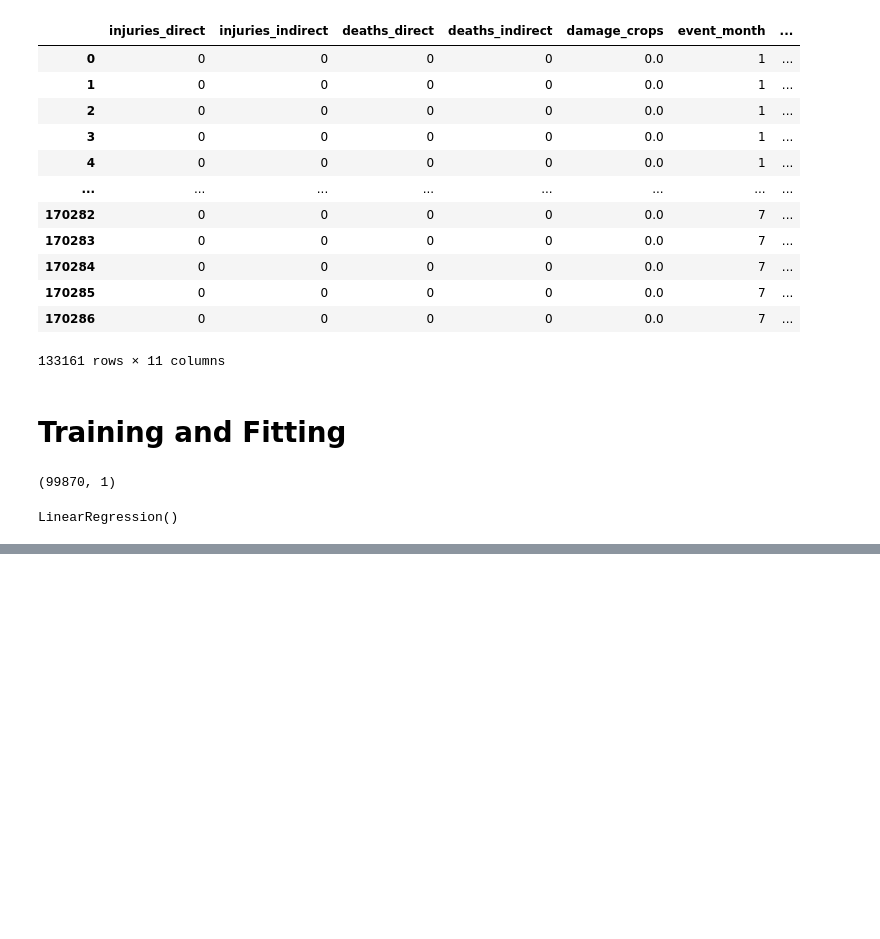
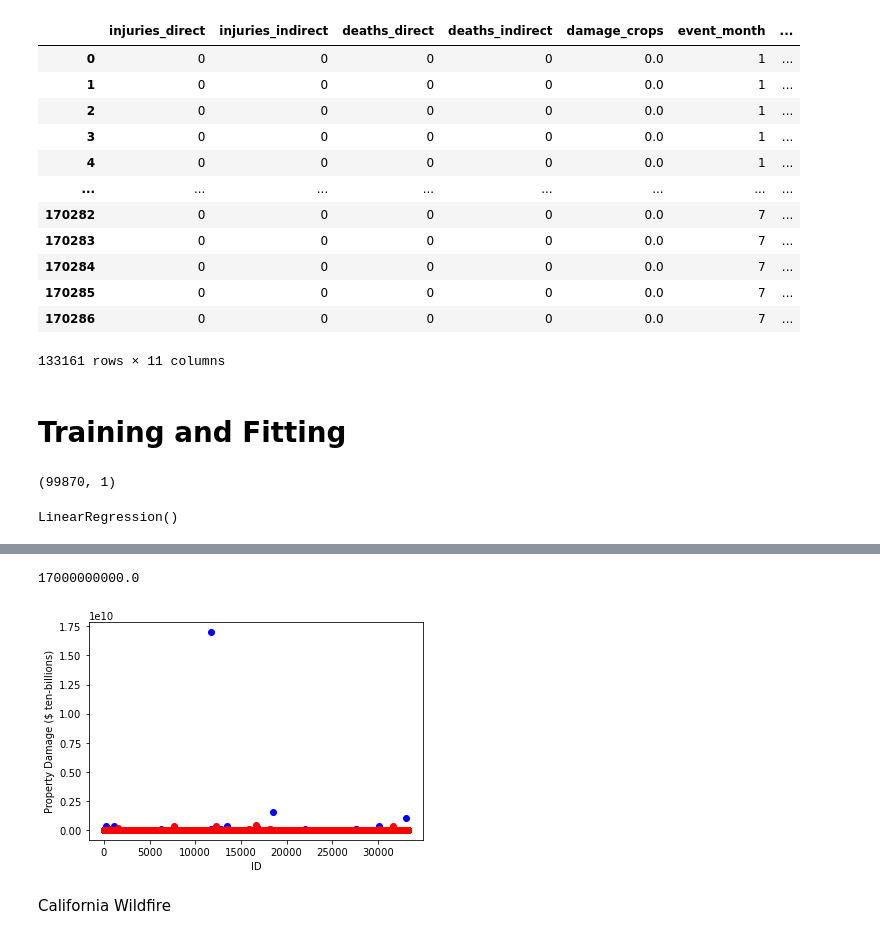
Before and after one commit to nfcresta/project-storm2.0, a Jupyter notebook: Project Storm 2.0.ipynb, the cells around one changed output, grey strips where cells are left out. Cells and saved outputs as stored; diff of their text form; code cells hidden in the pictures; blank space fills up the shorter version.

```diff
--- a/Project Storm 2.0.ipynb
+++ b/Project Storm 2.0.ipynb
@@ -237,0 +297,4 @@ predictions
+# %%
+predicted_df = pd.DataFrame({'Actual': y_test_shaped, 'Predictions': predictions})
+predicted_df['unique_id'] = range(0,33291)
+predicted_df
@@ -237,0 +315,14 @@ predictions
+# %%
+predicted_df['Actual'].max()
+# %% [output]
+17000000000.0
+# %%
+plt.scatter(x=predicted_df['unique_id'], y=predicted_df['Actual'], c='blue')
+plt.scatter(x=predicted_df['unique_id'], y=predicted_df['Predictions'], c='red')
+plt.ylabel('Property Damage ($ ten-billions)')
+plt.xlabel('ID')
+plt.show()
+# %% [output]
+[figure, added]
+# %% [markdown]
+California Wildfire
```
Also changed, not shown: parts of 9 cells of this notebook.
